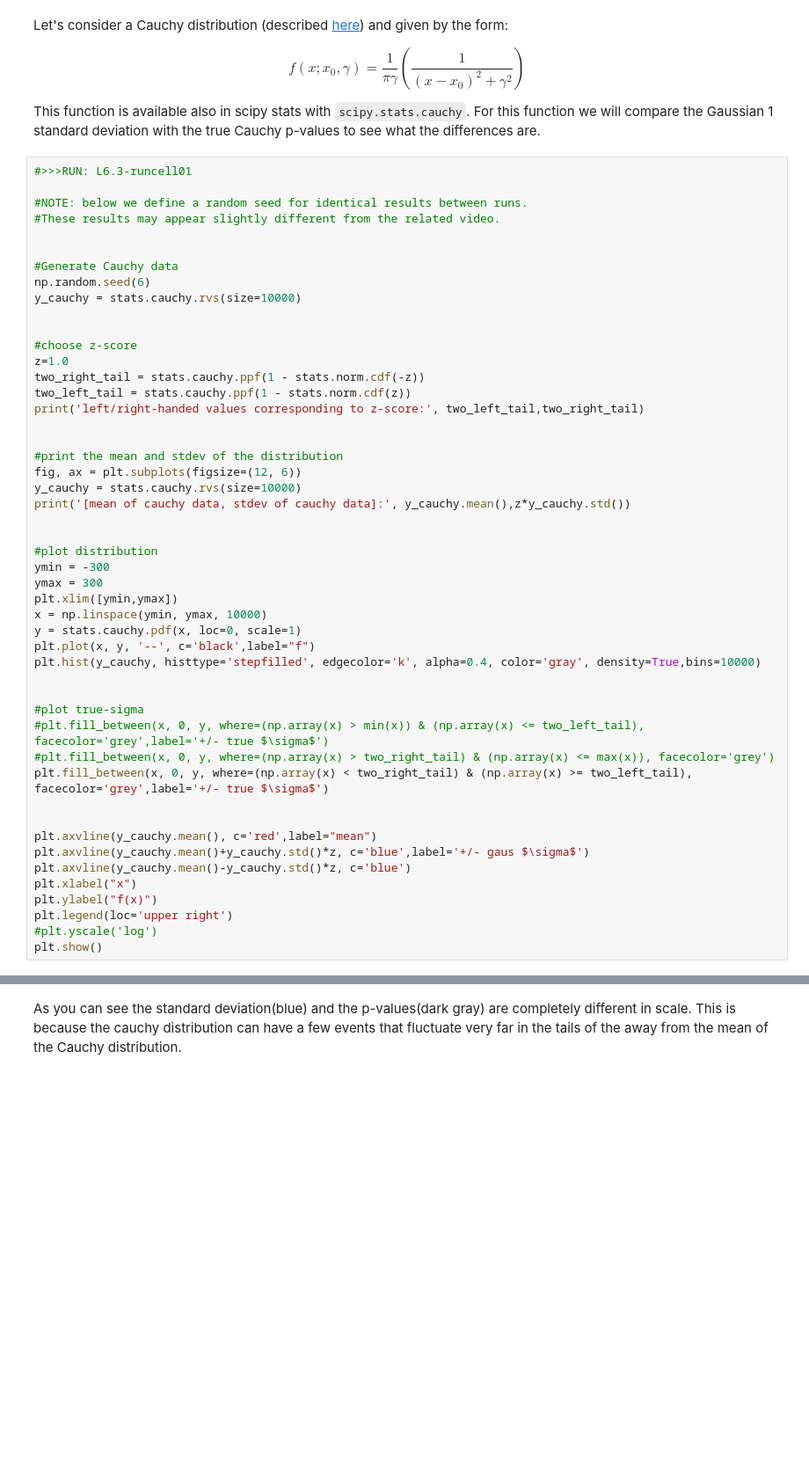
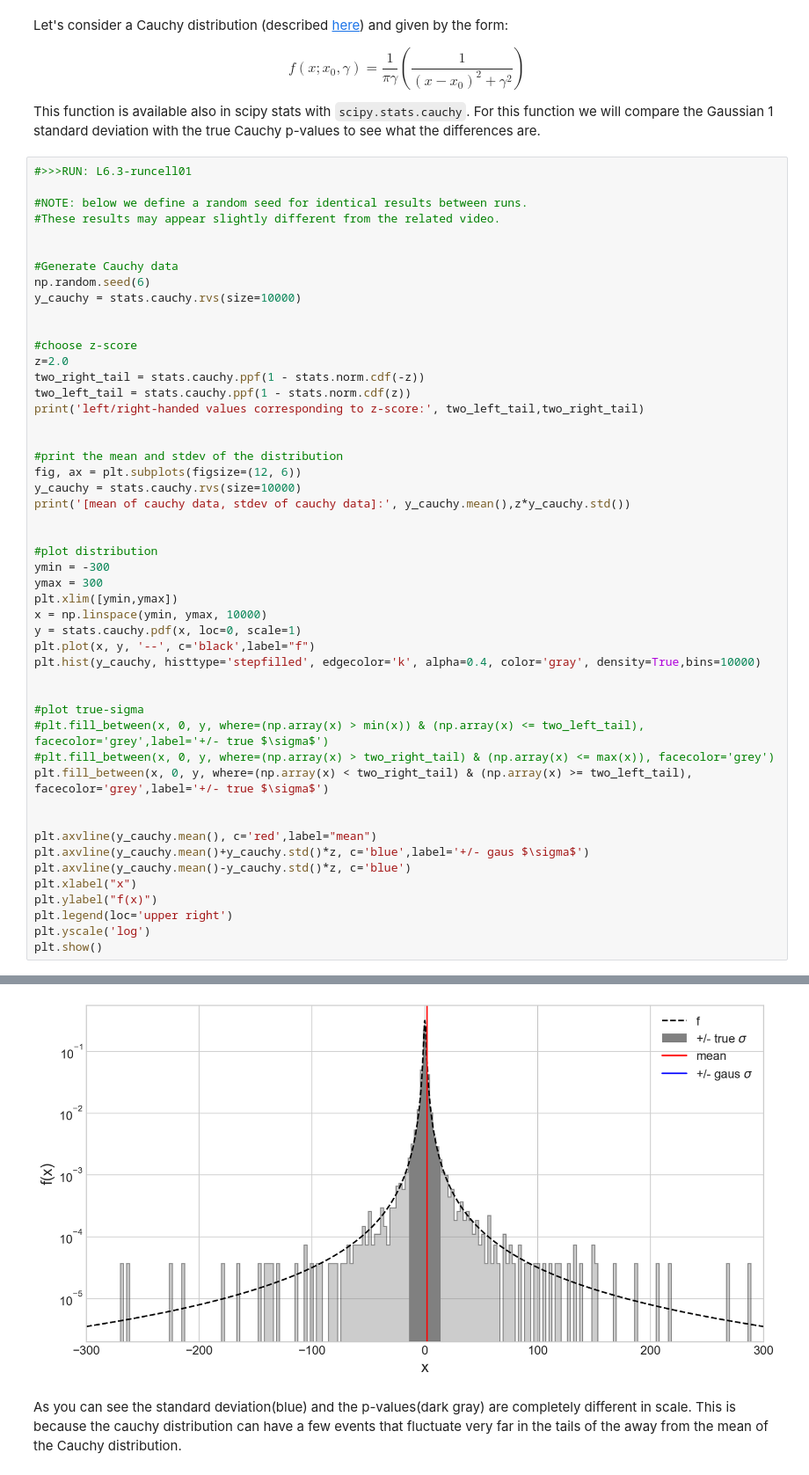
Before and after one commit to mit-physics-data/lectures, a Jupyter notebook: lecture6/8316_L06_MAIN.ipynb, the cells around one changed output, grey strips where cells are left out. Shown at 88% size. Cells and saved outputs as stored; diff of their text form; blank space fills up the shorter version.

```diff
--- a/lecture6/8316_L06_MAIN.ipynb
+++ b/lecture6/8316_L06_MAIN.ipynb
@@ -505,7 +535,7 @@ y_cauchy = stats.cauchy.rvs(size=10000)
 
 
 #choose z-score
-z=1.0
+z=2.0
 two_right_tail = stats.cauchy.ppf(1 - stats.norm.cdf(-z))
 two_left_tail = stats.cauchy.ppf(1 - stats.norm.cdf(z))
 print('left/right-handed values corresponding to z-score:', two_left_tail,two_right_tail)
@@ -539,5 +569,6 @@ plt.axvline(y_cauchy.mean()-y_cauchy.std()*z, c='blue')
 plt.xlabel("x")
 plt.ylabel("f(x)")
 plt.legend(loc='upper right')
-#plt.yscale('log')
+plt.yscale('log')
 plt.show()
+# %% [output]
@@ -544,3 +577,4 @@ plt.show()
+[figure, added]
 # %% [markdown]
 As you can see the standard deviation(blue) and the p-values(dark gray) are completely different in scale. This is because the cauchy distribution can have a few events that fluctuate very far in the tails of the away from the mean of the Cauchy distribution.
 # %% [markdown]
```
Also changed, not shown: parts of 17 cells of this notebook, 3 other files.
